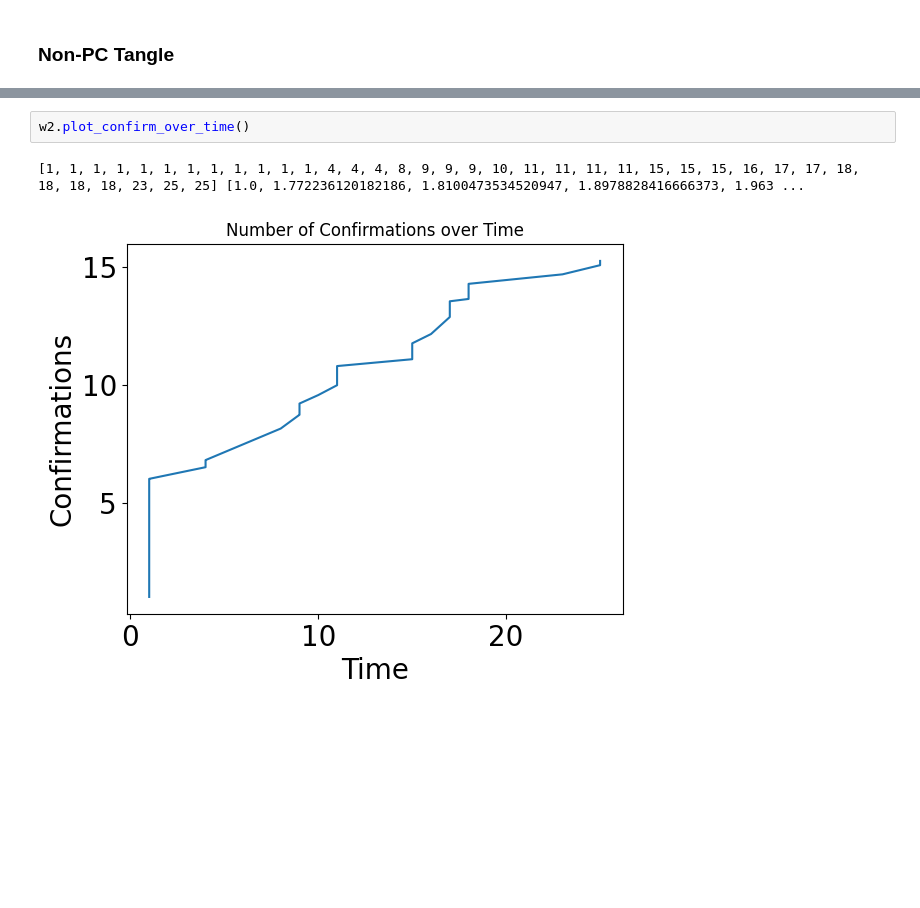
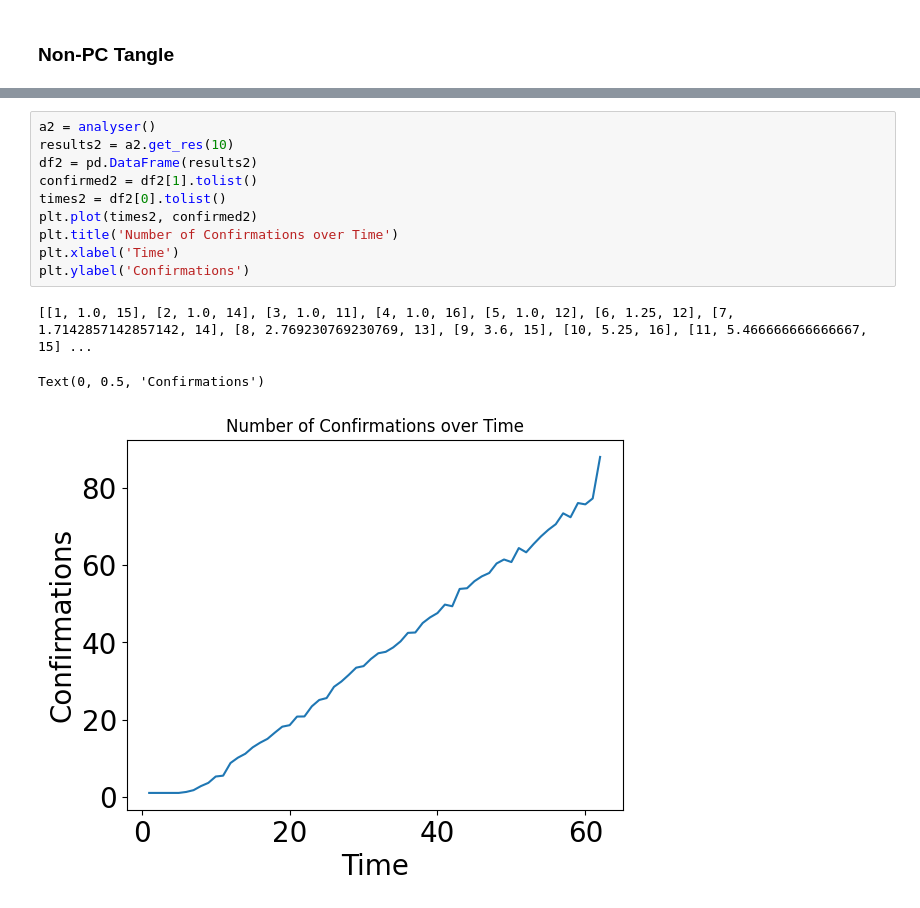
Before and after one commit to ctimms13/TangleSimulatorUpgraded, a Jupyter notebook: Experiment_1.ipynb, the cells around one changed output, grey strips where cells are left out. Cells and saved outputs as stored; diff of their text form; blank space fills up the shorter version.

```diff
--- a/Experiment_1.ipynb
+++ b/Experiment_1.ipynb
@@ -177,5 +184,14 @@ Confirmed Status False
-# %%
-w2.plot_confirm_over_time()
-# %% [output]
-[1, 1, 1, 1, 1, 1, 1, 1, 1, 1, 1, 1, 4, 4, 4, 8, 9, 9, 9, 10, 11, 11, 11, 11, 15, 15, 15, 16, 17, 17, 18, 18, 18, 18, 23, 25, 25] [1.0, 1.772236120182186, 1.8100473534520947, 1.8978828416666373, 1.963 ...
-[figure, removed]
+# %%
+a2 = analyser()
+results2 = a2.get_res(10)
+df2 = pd.DataFrame(results2)
+confirmed2 = df2[1].tolist()
+times2 = df2[0].tolist()
+plt.plot(times2, confirmed2)
+plt.title('Number of Confirmations over Time')
+plt.xlabel('Time')
+plt.ylabel('Confirmations')
+# %% [output]
+[[1, 1.0, 15], [2, 1.0, 14], [3, 1.0, 11], [4, 1.0, 16], [5, 1.0, 12], [6, 1.25, 12], [7, 1.7142857142857142, 14], [8, 2.769230769230769, 13], [9, 3.6, 15], [10, 5.25, 16], [11, 5.466666666666667, 15] ...
+Text(0, 0.5, 'Confirmations')
+[figure, added]
```
Also changed, not shown: parts of 7 cells of this notebook, 11 other files.
